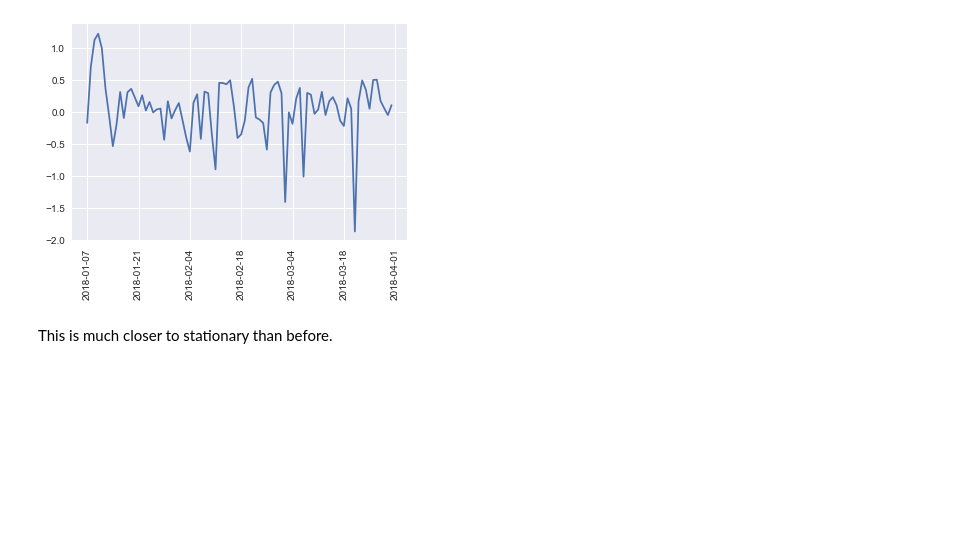
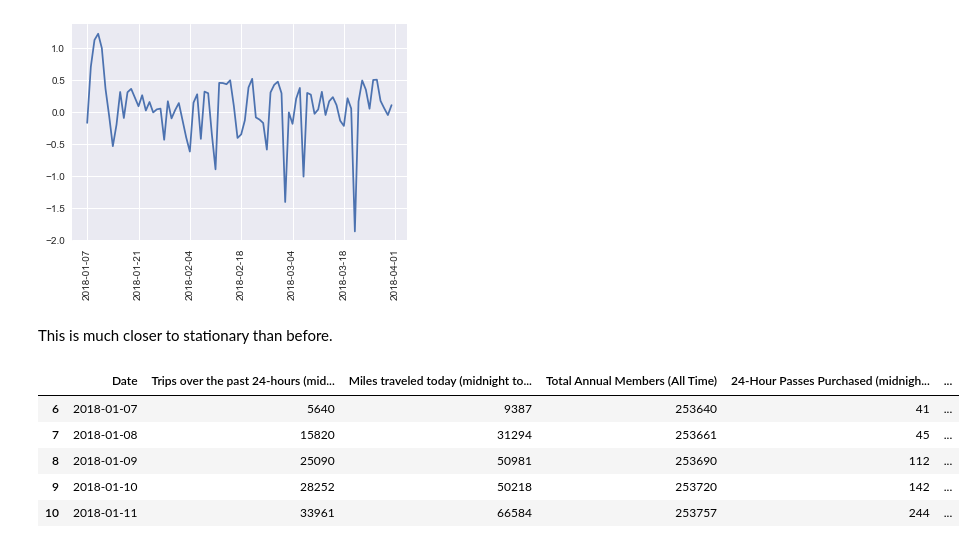
Before and after one commit to benrobinson88/citibike-forecasting, a Jupyter notebook: CitibikeForecasting.ipynb, the cells around one changed output. Drawn from its saved outputs; the diff is of its cells as text; code cells hidden in the pictures; blank space fills up the shorter version.

```diff
--- a/CitibikeForecasting.ipynb
+++ b/CitibikeForecasting.ipynb
@@ -182,0 +184,13 @@ This is much closer to stationary than before.
+# %%
+df_for_forecast = pd.merge(combined_df, combined_df_log_moving_avg_diff,
+      left_on='Date', right_index=True,
+      suffixes=('_x', '_y'))
+# %%
+df_for_forecast.head()
+# %% [output]
+|  | Date | Trips over the past 24-hours (mid... | Miles traveled today (midnight to... | Total Annual Members (All Time) | 24-Hour Passes Purchased (midnigh... | ... |
+| 6 | 2018-01-07 | 5640 | 9387 | 253640 | 41 | ... |
+| 7 | 2018-01-08 | 15820 | 31294 | 253661 | 45 | ... |
+| 8 | 2018-01-09 | 25090 | 50981 | 253690 | 112 | ... |
+| 9 | 2018-01-10 | 28252 | 50218 | 253720 | 142 | ... |
+| 10 | 2018-01-11 | 33961 | 66584 | 253757 | 244 | ... |
```
Also changed, not shown: parts of 4 cells of this notebook.
